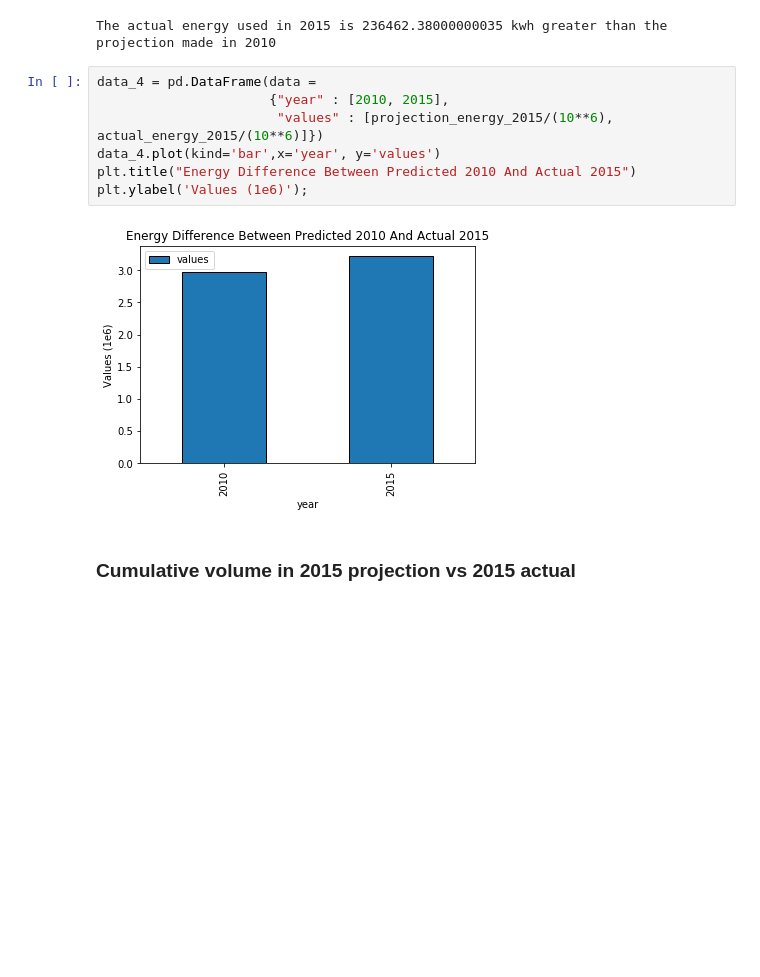
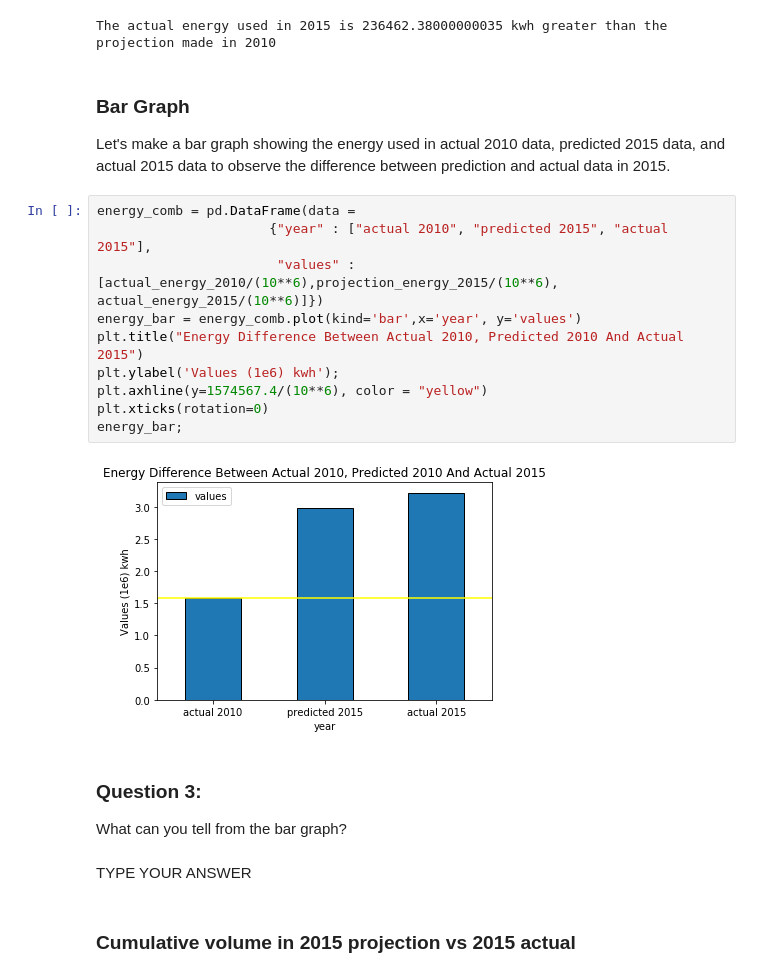
Before and after one commit to ds-modules/CE-110, a Jupyter notebook: CE-110_Lab_Mina.ipynb, the cells around one changed output. Cells and saved outputs as stored; diff of their text form; blank space fills up the shorter version.

```diff
--- a/CE-110_Lab_Mina.ipynb
+++ b/CE-110_Lab_Mina.ipynb
@@ -407,15 +369,26 @@ diff = actual_energy_2015 - projection_energy_2015
 print ("The actual energy used in 2015 is " + str(diff) + " kwh" + " greater than the projection made in 2010")
 # %% [output]
 The actual energy used in 2015 is 236462.38000000035 kwh greater than the projection made in 2010
+# %% [markdown]
+### Bar Graph
+Let's make a bar graph showing the energy used in actual 2010 data, predicted 2015 data, and actual 2015 data to observe the difference between prediction and actual data in 2015.
 # %%
-data_4 = pd.DataFrame(data =
-                      {"year" : [2010, 2015],
-                       "values" : [projection_energy_2015/(10**6), actual_energy_2015/(10**6)]})
-data_4.plot(kind='bar',x='year', y='values')
-plt.title("Energy Difference Between Predicted 2010 And Actual 2015")
-plt.ylabel('Values (1e6)');
+energy_comb = pd.DataFrame(data =
+                      {"year" : ["actual 2010", "predicted 2015", "actual 2015"],
+                       "values" : [actual_energy_2010/(10**6),projection_energy_2015/(10**6), actual_energy_2015/(10**6)]})
+energy_bar = energy_comb.plot(kind='bar',x='year', y='values')
+plt.title("Energy Difference Between Actual 2010, Predicted 2010 And Actual 2015")
+plt.ylabel('Values (1e6) kwh');
+plt.axhline(y=1574567.4/(10**6), color = "yellow")
+plt.xticks(rotation=0)
+energy_bar;
 # %% [output]
-[figure, old version]
+[figure, new version]
+# %% [markdown]
+### Question 3:
+What can you tell from the bar graph?
+# %% [markdown]
+TYPE YOUR ANSWER
 # %% [markdown]
 ###  Cumulative volume in 2015 projection vs 2015 actual
 # %% [markdown]
```
Also changed, not shown: parts of 93 cells of this notebook, 2 other files.
